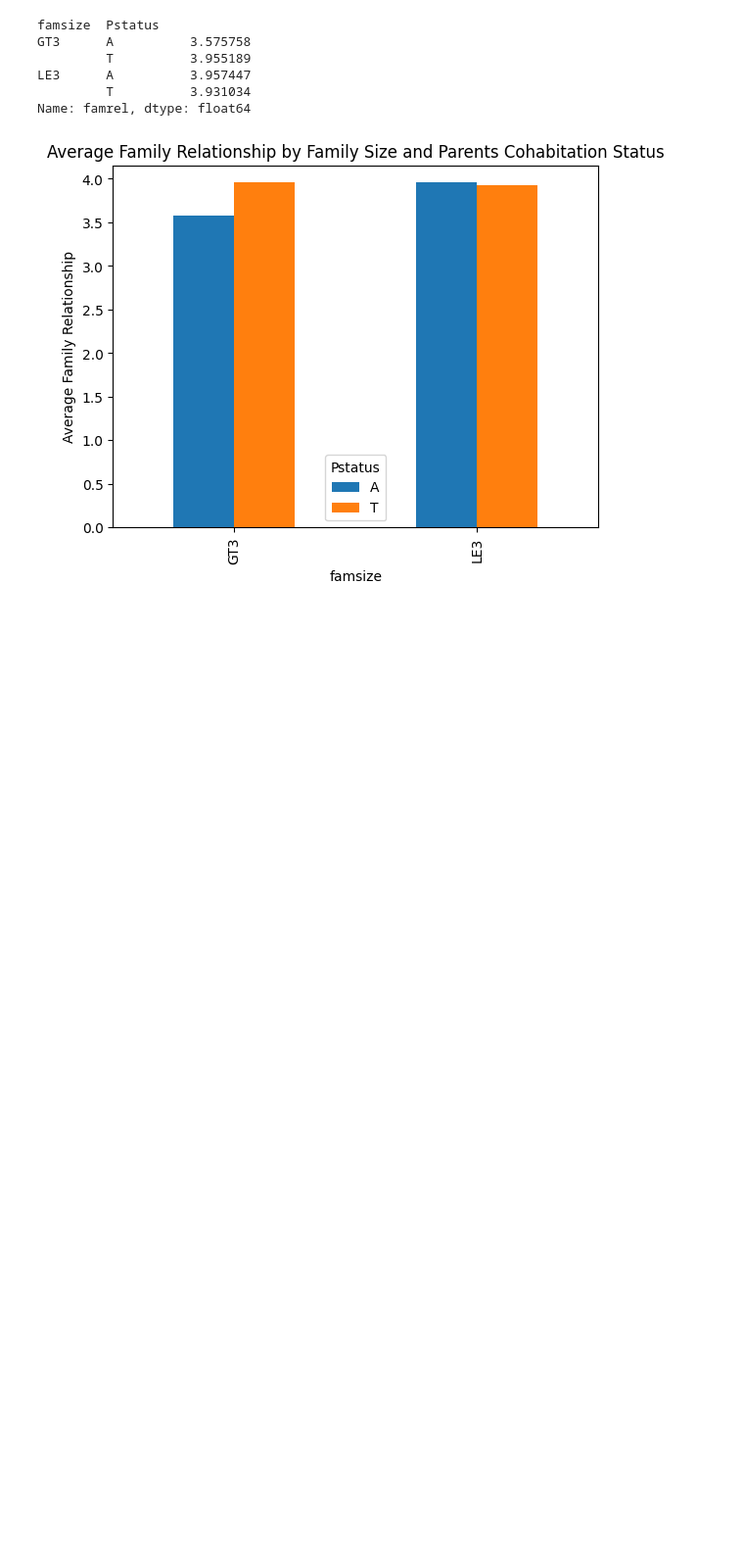
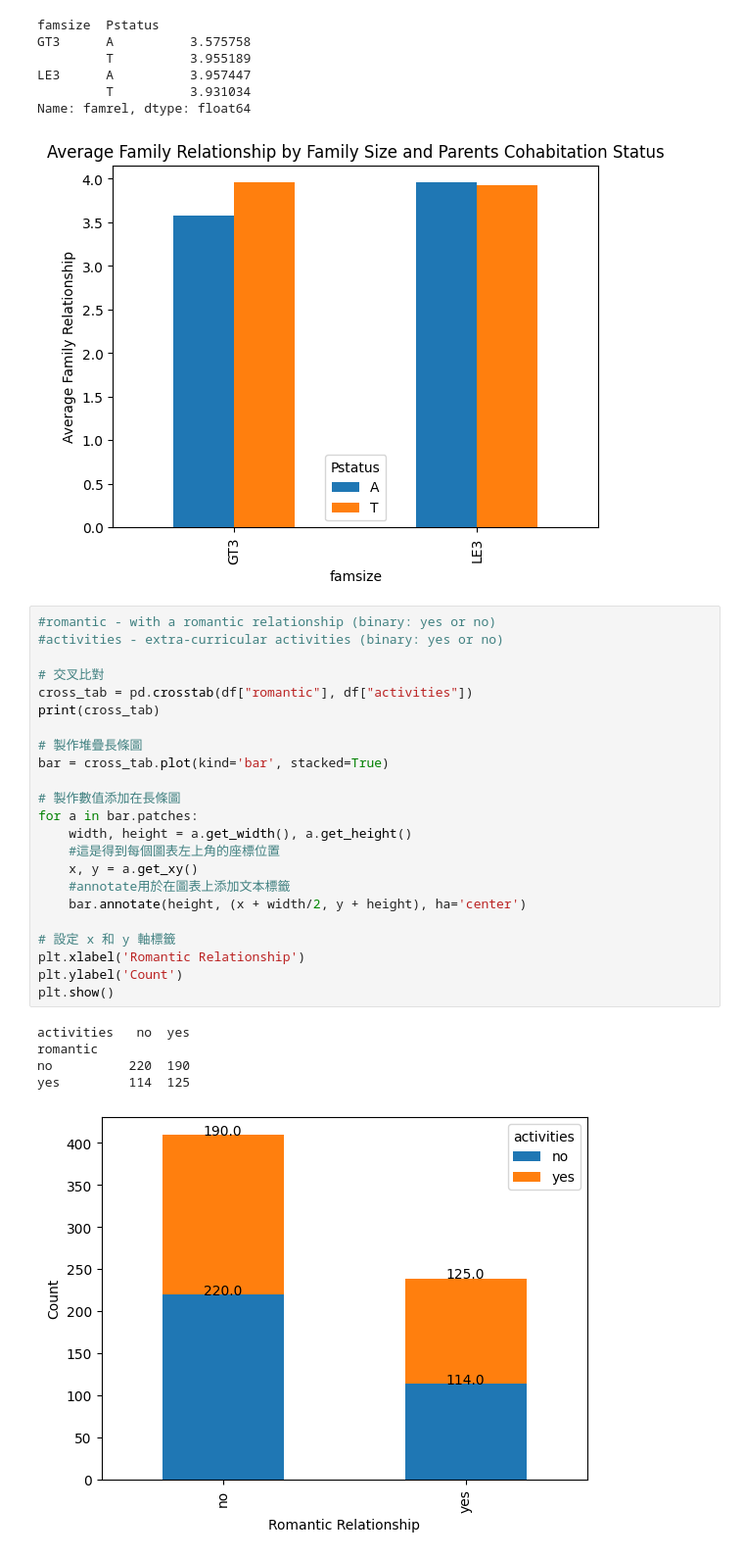
Before and after one commit to guozhuyin/112NetworkLearningTechnology, a Jupyter notebook: EducationalDataMiningUsingPython/MidtermProject231101.ipynb, the cells around one changed output. Shown at 98% size. Cells and saved outputs as stored; diff of their text form; blank space fills up the shorter version.

```diff
--- a/EducationalDataMiningUsingPython/MidtermProject231101.ipynb
+++ b/EducationalDataMiningUsingPython/MidtermProject231101.ipynb
@@ -121,3 +121,32 @@ LE3      A          3.957447
          T          3.931034
 Name: famrel, dtype: float64
 [figure]
+# %%
+#romantic - with a romantic relationship (binary: yes or no)
+#activities - extra-curricular activities (binary: yes or no)
+
+# 交叉比對
+cross_tab = pd.crosstab(df["romantic"], df["activities"])
+print(cross_tab)
+
+# 製作堆疊長條圖
+bar = cross_tab.plot(kind='bar', stacked=True)
+
+# 製作數值添加在長條圖
+for a in bar.patches:
+    width, height = a.get_width(), a.get_height()
+    #這是得到每個圖表左上角的座標位置
+    x, y = a.get_xy()
+    #annotate用於在圖表上添加文本標籤
+    bar.annotate(height, (x + width/2, y + height), ha='center')
+
+# 設定 x 和 y 軸標籤
+plt.xlabel('Romantic Relationship')
+plt.ylabel('Count')
+plt.show()
+# %% [output]
+activities   no  yes
+romantic
+no          220  190
+yes         114  125
+[figure, added]
```
Also changed, not shown: parts of 3 cells of this notebook.
